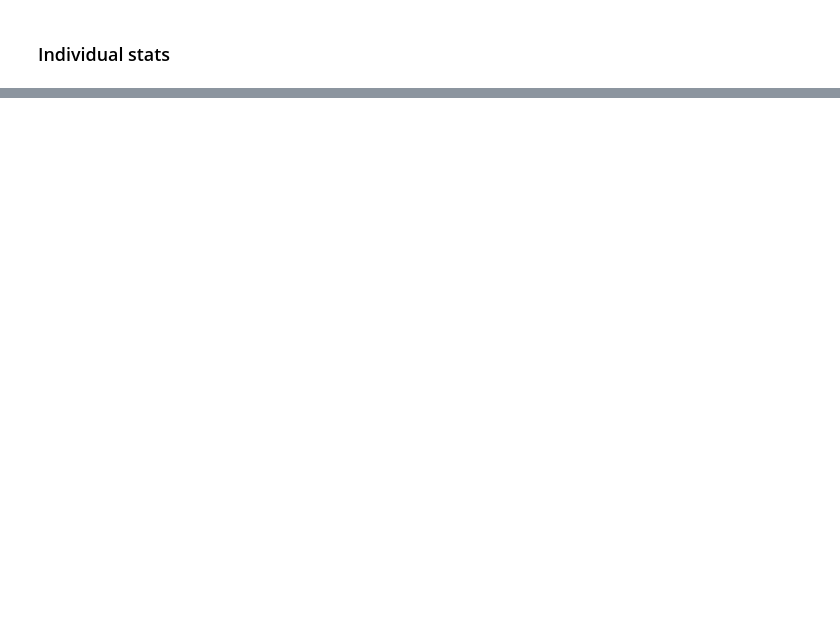
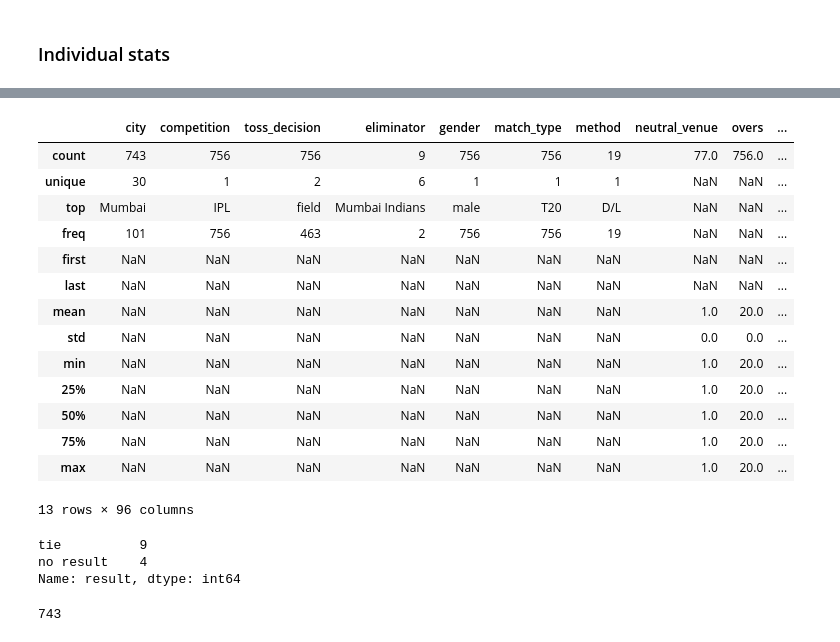
Before and after one commit to ravi-gopalan/ipl_analysis, a Jupyter notebook: ipl_analysis_v3.ipynb, the cells around one changed output, grey strips where cells are left out. Drawn from its saved outputs; the diff is of its cells as text; code cells hidden in the pictures; blank space fills up the shorter version.

Commit message:
minor bug fixes in match summaries

```diff
--- a/ipl_analysis_v3.ipynb
+++ b/ipl_analysis_v3.ipynb
@@ -1679,12 +1795,12 @@ df_details.info()
 # %%
 df_inning_wise = df_details[['match_id','level_0','inning_quarter',\
                              'player_out','batsman_runs','total','6_flag','4_flag',\
-                             'dot_ball_flag','delivery','wide_flag','noball_flag']].groupby(['match_id',\
+                             'dot_ball_flag','delivery','wides','noballs']].groupby(['match_id',\
                                                                              'level_0',\
                                                                              'inning_quarter'],as_index=False)['batsman_runs','total','player_out','delivery',\
-                                                                                                               'wide_flag','noball_flag','6_flag',\
+                                                                                                               'wides','noballs','6_flag',\
                                                                                                                '4_flag','dot_ball_flag'].agg({'batsman_runs':'sum','total':'sum',\
                                                                                                                'player_out':'count','delivery':'count',\
-                                                                                                               'wide_flag':'count','noball_flag':'count',\
+                                                                                                               'wides':'sum','noballs':'sum',\
                                                                                                                '6_flag':'count','4_flag':'count',\
                                                                                                                'dot_ball_flag':'count'})
@@ -1713,4 +1967,4 @@ df_match_summary.info()
 # %%
-df_match_summary.merge(df_unstacked,how='left',on='match_id')
+df_match_summary_combo = df_match_summary.merge(df_unstacked,how='left',on='match_id')
 # %% [markdown]
 ### Individual stats
@@ -1852,0 +2337,28 @@ df_combined.head()
+# %%
+df_match_summary_combo.describe(include='all')
+# %% [output]
+|  | city | competition | toss_decision | eliminator | gender | match_type | method | neutral_venue | overs | ... |
+| count | 743 | 756 | 756 | 9 | 756 | 756 | 19 | 77.0 | 756.0 | ... |
+| unique | 30 | 1 | 2 | 6 | 1 | 1 | 1 | NaN | NaN | ... |
+| top | Mumbai | IPL | field | Mumbai Indians | male | T20 | D/L | NaN | NaN | ... |
+| freq | 101 | 756 | 463 | 2 | 756 | 756 | 19 | NaN | NaN | ... |
+| first | NaN | NaN | NaN | NaN | NaN | NaN | NaN | NaN | NaN | ... |
+| last | NaN | NaN | NaN | NaN | NaN | NaN | NaN | NaN | NaN | ... |
+| mean | NaN | NaN | NaN | NaN | NaN | NaN | NaN | 1.0 | 20.0 | ... |
+| std | NaN | NaN | NaN | NaN | NaN | NaN | NaN | 0.0 | 0.0 | ... |
+| min | NaN | NaN | NaN | NaN | NaN | NaN | NaN | 1.0 | 20.0 | ... |
+| 25% | NaN | NaN | NaN | NaN | NaN | NaN | NaN | 1.0 | 20.0 | ... |
+| 50% | NaN | NaN | NaN | NaN | NaN | NaN | NaN | 1.0 | 20.0 | ... |
+| 75% | NaN | NaN | NaN | NaN | NaN | NaN | NaN | 1.0 | 20.0 | ... |
+| max | NaN | NaN | NaN | NaN | NaN | NaN | NaN | 1.0 | 20.0 | ... |
+13 rows × 96 columns
+# %%
+df_match_summary_combo.result.value_counts()
+# %% [output]
+tie          9
+no result    4
+Name: result, dtype: int64
+# %%
+df_match_summary_combo.winner_toss.value_counts().sum()
+# %% [output]
+743
```
Also changed, not shown: parts of 64 cells of this notebook.
